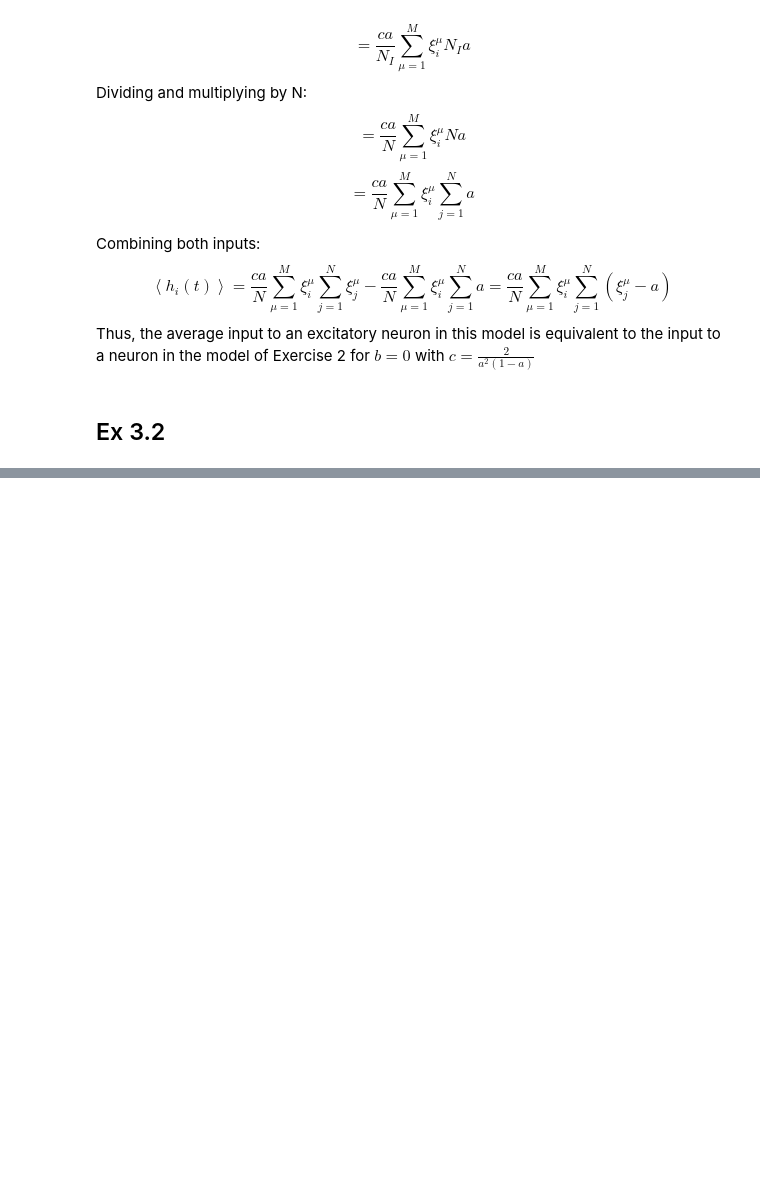
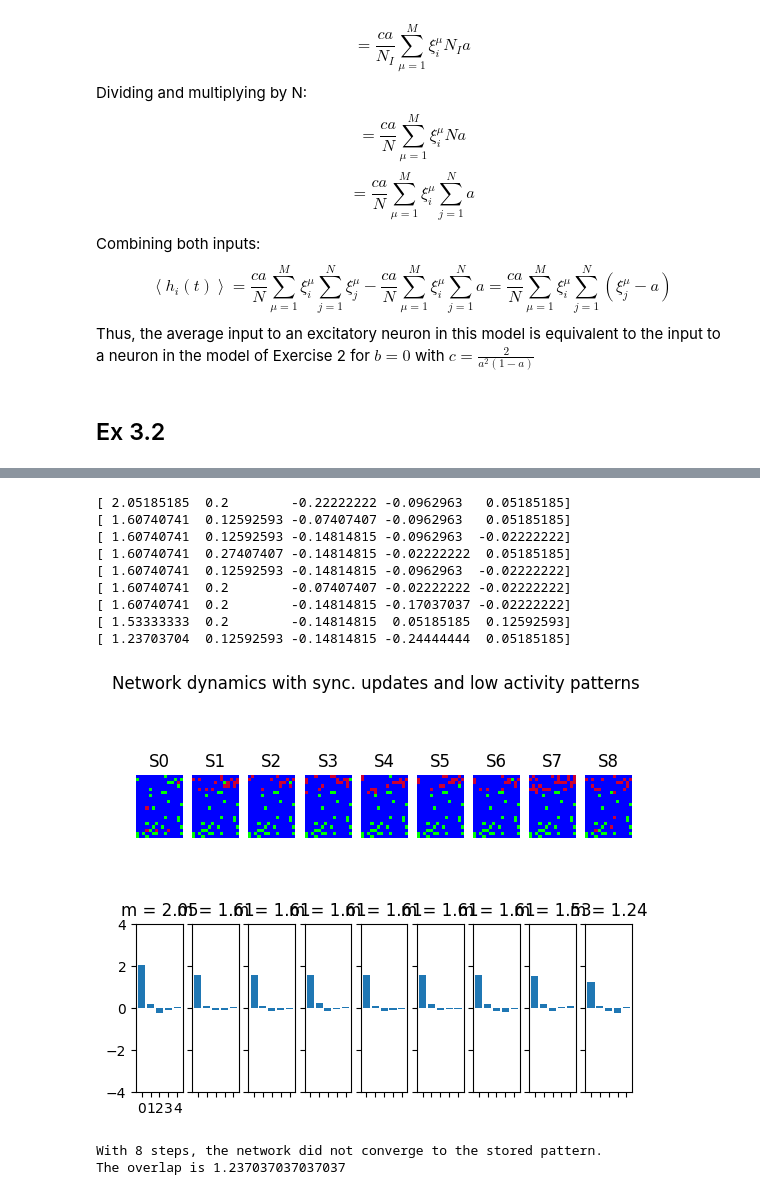
Before and after one commit to siyounglee00/Mini-project-NX, a Jupyter notebook: Miniproject_ex3.ipynb, the cells around one changed output, grey strips where cells are left out. Saved outputs shown, nothing was run; the diff lists cells and outputs as text; code cells hidden in the pictures; blank space fills up the shorter version.

```diff
--- a/Miniproject_ex3.ipynb
+++ b/Miniproject_ex3.ipynb
@@ -122,0 +173,19 @@ N = 300 and NI = 80, and K = 60.
+# %%
+from helper_functions import study_overlap_low_activity, plot_state_sequence_and_overlap_low
+
+plot_state_sequence_and_overlap_low(sigmas_list_as_patterns_sync, pattern_list, cst["a"], reference_idx=0, suptitle="Network dynamics with sync. updates and low activity patterns")
+
+overlap = study_overlap_low_activity(sigmas_list_as_patterns_sync, pattern_list, cst["T"], cst["a"])
+# %% [output]
+[ 2.05185185  0.2        -0.22222222 -0.0962963   0.05185185]
+[ 1.60740741  0.12592593 -0.07407407 -0.0962963   0.05185185]
+[ 1.60740741  0.12592593 -0.14814815 -0.0962963  -0.02222222]
+[ 1.60740741  0.27407407 -0.14814815 -0.02222222  0.05185185]
+[ 1.60740741  0.12592593 -0.14814815 -0.0962963  -0.02222222]
+[ 1.60740741  0.2        -0.07407407 -0.02222222 -0.02222222]
+[ 1.60740741  0.2        -0.14814815 -0.17037037 -0.02222222]
+[ 1.53333333  0.2        -0.14814815  0.05185185  0.12592593]
+[ 1.23703704  0.12592593 -0.14814815 -0.24444444  0.05185185]
+[figure, added]
+With 8 steps, the network did not converge to the stored pattern.
+The overlap is 1.237037037037037
```
Also changed, not shown: parts of 6 cells of this notebook, 3 other files.
